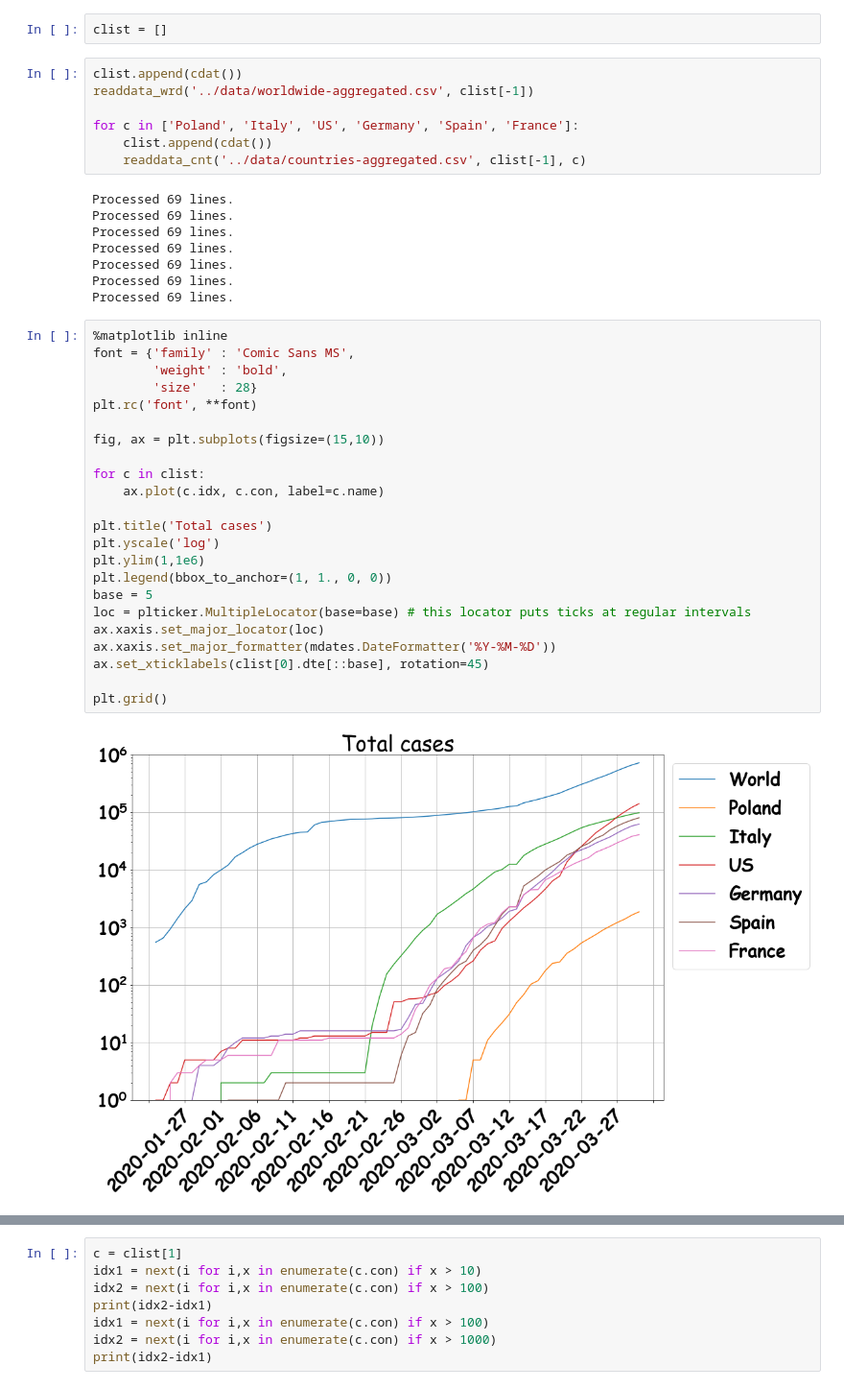
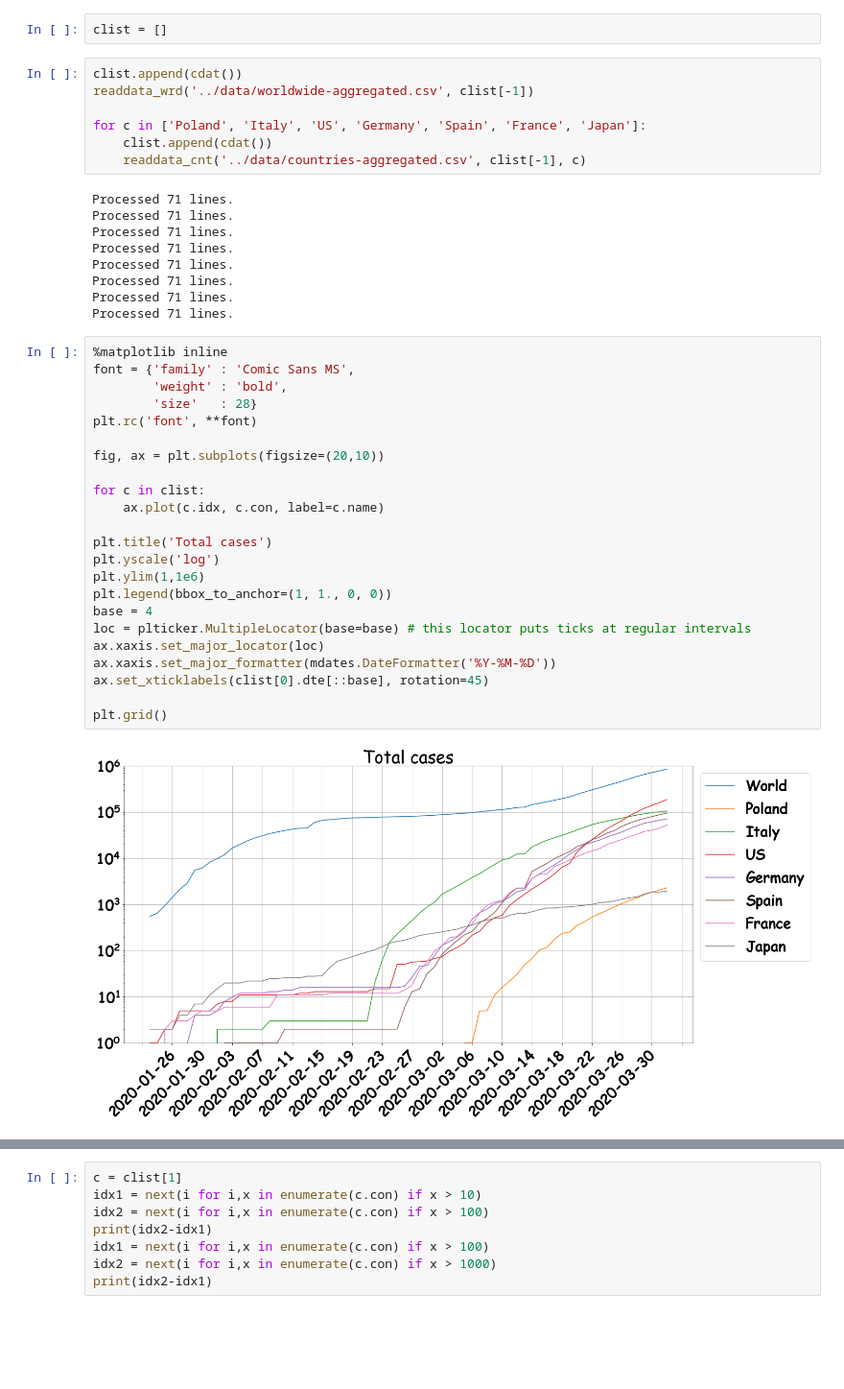
Before and after one commit to sgepner/covid-19, a Jupyter notebook: notebooks/Fun with data.ipynb, the cells around one changed output, grey strips where cells are left out. Shown at 96% size. Cells and saved outputs as stored; diff of their text form; blank space fills up the shorter version.

```diff
--- a/notebooks/Fun with data.ipynb
+++ b/notebooks/Fun with data.ipynb
@@ -91,40 +91,41 @@ clist = []
 clist.append(cdat())
 readdata_wrd('../data/worldwide-aggregated.csv', clist[-1])
 
-for c in ['Poland', 'Italy', 'US', 'Germany', 'Spain', 'France']:
+for c in ['Poland', 'Italy', 'US', 'Germany', 'Spain', 'France', 'Japan']:
     clist.append(cdat())
     readdata_cnt('../data/countries-aggregated.csv', clist[-1], c)
 # %% [output]
-Processed 69 lines.
-Processed 69 lines.
-Processed 69 lines.
-Processed 69 lines.
-Processed 69 lines.
-Processed 69 lines.
-Processed 69 lines.
+Processed 71 lines.
+Processed 71 lines.
+Processed 71 lines.
+Processed 71 lines.
+Processed 71 lines.
+Processed 71 lines.
+Processed 71 lines.
+Processed 71 lines.
 # %%
 %matplotlib inline
 font = {'family' : 'Comic Sans MS',
         'weight' : 'bold',
         'size'   : 28}
 plt.rc('font', **font)
 
-fig, ax = plt.subplots(figsize=(15,10))
+fig, ax = plt.subplots(figsize=(20,10))
 
 for c in clist:
     ax.plot(c.idx, c.con, label=c.name)
 
 plt.title('Total cases')
 plt.yscale('log')
 plt.ylim(1,1e6)
 plt.legend(bbox_to_anchor=(1, 1., 0, 0))
-base = 5
+base = 4
 loc = plticker.MultipleLocator(base=base) # this locator puts ticks at regular intervals
 ax.xaxis.set_major_locator(loc)
 ax.xaxis.set_major_formatter(mdates.DateFormatter('%Y-%M-%D'))
 ax.set_xticklabels(clist[0].dte[::base], rotation=45)
 
 plt.grid()
 # %% [output]
-[figure, old version]
+[figure, new version]
 # %%
```
Also changed, not shown: parts of 5 cells of this notebook.
